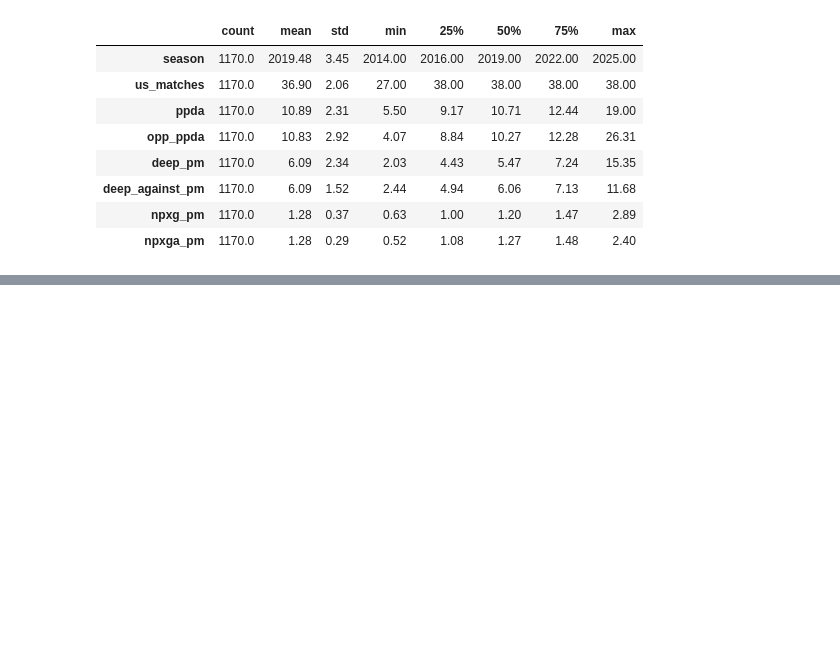
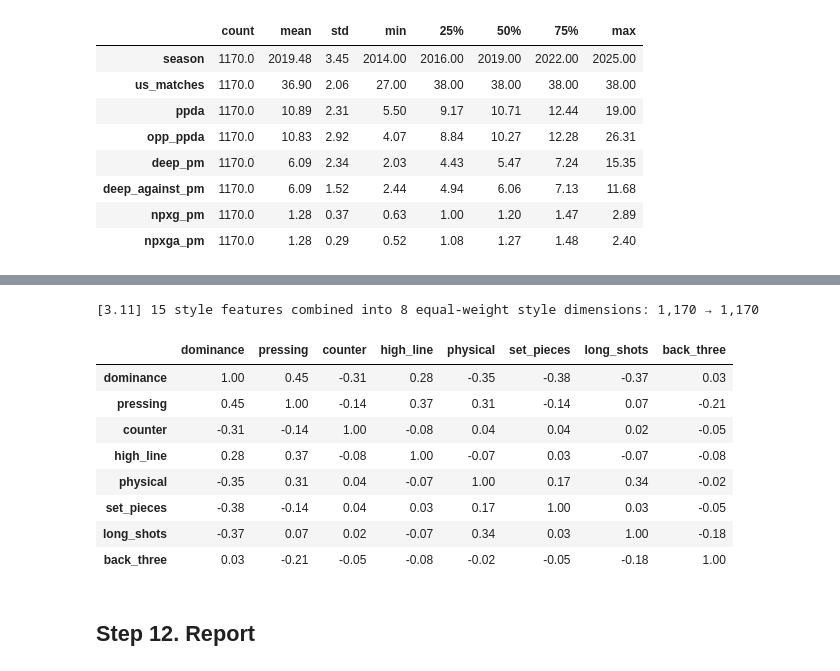
Before and after one commit to Mohammad99Shweiki/football-injuries, a Jupyter notebook: notebooks/03_features.ipynb, the cells around one changed output, grey strips where cells are left out. Drawn from its saved outputs; the diff is of its cells as text; code cells hidden in the pictures; blank space fills up the shorter version.

```diff
--- a/notebooks/03_features.ipynb
+++ b/notebooks/03_features.ipynb
@@ -400,0 +408,18 @@ wrote /Users/mohammadshweiki/Downloads/coding-projects/football-injuries/reports
+# %%
+# For each redundant pair, the feature to drop (see DECISIONS.md).
+# rest_mean vs short_rest_share (r = -0.90): matches on < 4 days' rest are the congestion measure linked to injury
+# risk (Dupont et al. 2010), and rest_mean is also close to matches_all (r = -0.89).
+DROP = ["rest_mean"]
+unresolved = redundant[~(redundant.feature_a.isin(DROP) | redundant.feature_b.isin(DROP))]
+assert unresolved.empty, f"redundant pairs without a decision: {unresolved[['feature_a', 'feature_b']].values.tolist()}"
+KEEP = [f for f in ALL if f not in DROP]
+z = (features[KEEP] - features[KEEP].mean()) / features[KEEP].std(ddof=0)
+out = features[["league", "season", "season_key", "tm_club_id", "club"] + ALL].join(z.add_prefix("z_"))
+out.to_parquet(OUT_DIR / "team_season_features.parquet", index=False)
+roles = pd.DataFrame([(f, g, ROLE.get(g, "style"), "dropped (redundant)" if f in DROP else "kept")
+                      for g, fs in FEATURES.items() for f in fs], columns=["feature", "group", "role", "status"])
+roles.to_csv(OUT_DIR / "feature_roles.csv", index=False)
+STYLE = roles[(roles.role == "style") & (roles.status == "kept")].feature.tolist()
+log("3.9", f"standardised {len(KEEP)} features over all team-seasons (dropped: {', '.join(DROP) or 'none'})", len(features), len(out))
+assert np.allclose(z.mean(), 0) and np.allclose(z.std(ddof=0), 1)
+roles.groupby(["role", "status"]).feature.apply(", ".join).to_frame()
@@ -400,0 +453,34 @@ wrote /Users/mohammadshweiki/Downloads/coding-projects/football-injuries/reports
+# %%
+DIMENSIONS = {
+    "dominance": {"opp_ppda": 1, "deep_pm": 1, "deep_against_pm": -1, "corners_for_pm": 1, "corners_against_pm": -1,
+                  "slow_attack_share": 1},
+    "pressing": {"ppda": -1},
+    "counter": {"fast_attack_share": 1},
+    "high_line": {"conceded_fast_share": 1},
+    "physical": {"fouls_pm": 1, "fouled_pm": 1, "cards_pm": 1},
+    "set_pieces": {"set_piece_share": 1},
+    "long_shots": {"outside_box_share": 1},
+    "back_three": {"back_three_share": 1},
+}
+used = [f for parts in DIMENSIONS.values() for f in parts]
+assert sorted(used) == sorted(STYLE) and len(used) == len(set(used)), "every style feature exactly once"
+dims = pd.DataFrame({name: sum(sign * z[f] for f, sign in parts.items()) / len(parts) for name, parts in DIMENSIONS.items()})
+dims = (dims - dims.mean()) / dims.std(ddof=0)
+style_dims = features[["league", "season", "season_key", "tm_club_id", "club"]].join(dims)
+style_dims.to_parquet(OUT_DIR / "style_dimensions.parquet", index=False)
+log("3.11", f"{len(STYLE)} style features combined into {len(DIMENSIONS)} equal-weight style dimensions", len(features), len(style_dims))
+dim_corr = dims.corr().round(2)
+dim_corr
+# %% [output]
+[3.11] 15 style features combined into 8 equal-weight style dimensions: 1,170 → 1,170
+|  | dominance | pressing | counter | high_line | physical | set_pieces | long_shots | back_three |
+| dominance | 1.00 | 0.45 | -0.31 | 0.28 | -0.35 | -0.38 | -0.37 | 0.03 |
+| pressing | 0.45 | 1.00 | -0.14 | 0.37 | 0.31 | -0.14 | 0.07 | -0.21 |
+| counter | -0.31 | -0.14 | 1.00 | -0.08 | 0.04 | 0.04 | 0.02 | -0.05 |
+| high_line | 0.28 | 0.37 | -0.08 | 1.00 | -0.07 | 0.03 | -0.07 | -0.08 |
+| physical | -0.35 | 0.31 | 0.04 | -0.07 | 1.00 | 0.17 | 0.34 | -0.02 |
+| set_pieces | -0.38 | -0.14 | 0.04 | 0.03 | 0.17 | 1.00 | 0.03 | -0.05 |
+| long_shots | -0.37 | 0.07 | 0.02 | -0.07 | 0.34 | 0.03 | 1.00 | -0.18 |
+| back_three | 0.03 | -0.21 | -0.05 | -0.08 | -0.02 | -0.05 | -0.18 | 1.00 |
+# %% [markdown]
+## Step 12. Report
```
Also changed, not shown: parts of 33 cells of this notebook, 13 other files.
